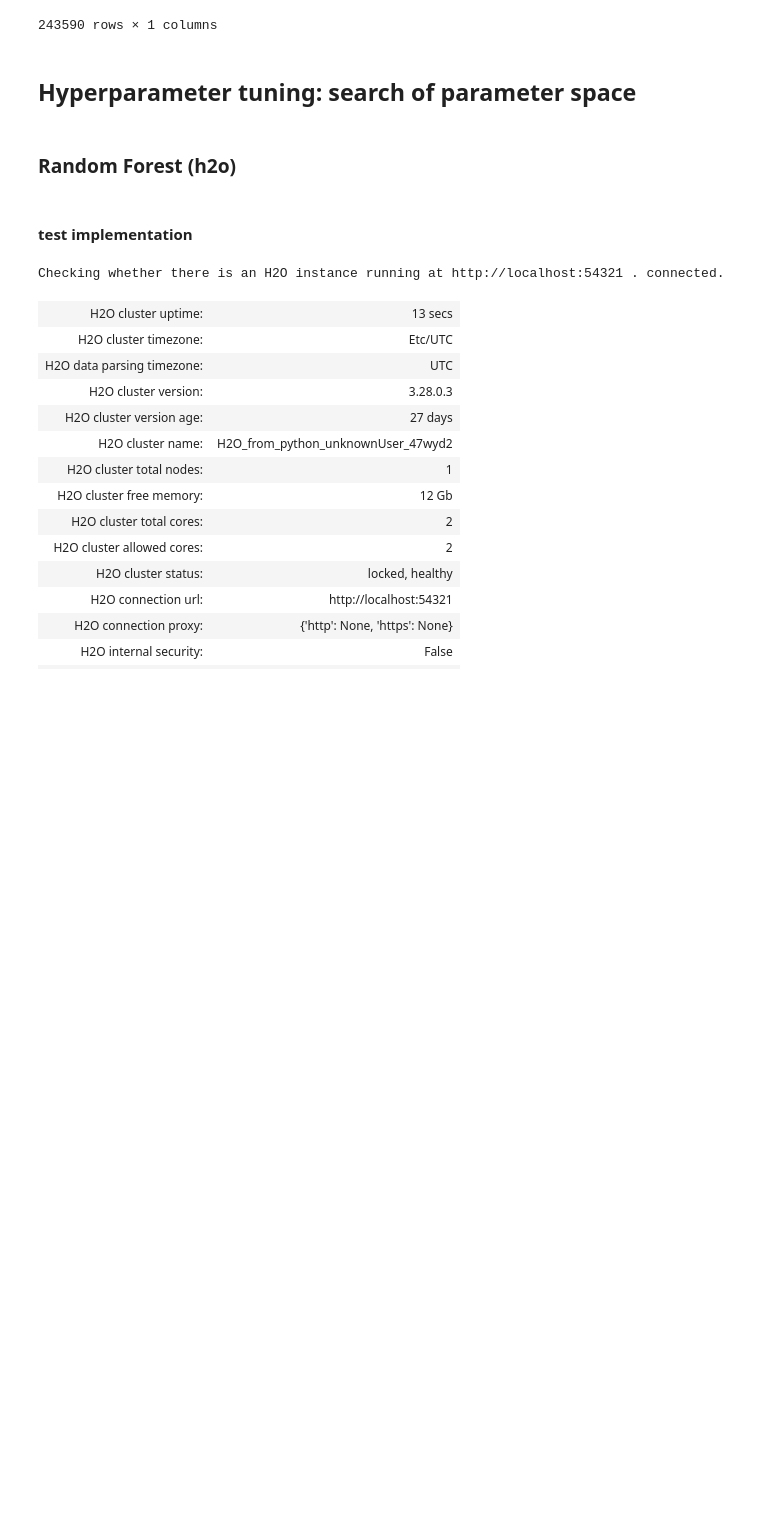
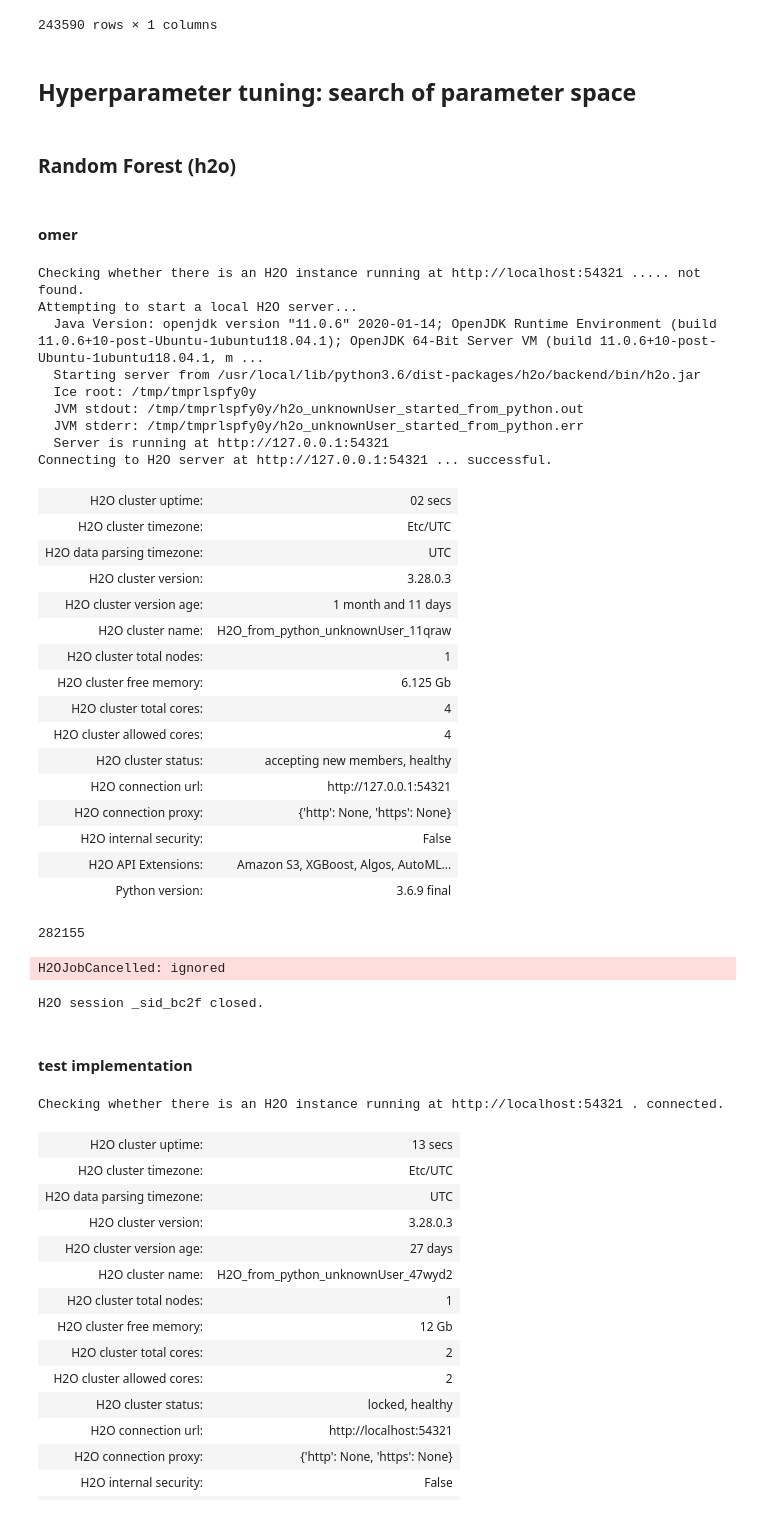
Before and after one commit to kenzaxtazi/agri-risk, a Jupyter notebook: Model_exploration_Raghul_for_Marc.ipynb, the cells around one changed output. Saved outputs shown, nothing was run; the diff lists cells and outputs as text; code cells hidden in the pictures; blank space fills up the shorter version.

```diff
--- a/Model_exploration_Raghul_for_Marc.ipynb
+++ b/Model_exploration_Raghul_for_Marc.ipynb
@@ -532,3 +531,5 @@ from scipy.stats import randint as sp_randint
 from scipy.stats import uniform
 # %% [markdown]
 ### Random Forest (h2o) ###
+# %% [markdown]
+#### omer ####
@@ -535,3 +540,77 @@ from scipy.stats import uniform
+# %%
+def h2o_forest_grid_s(x, y, hyper_dict, search_dict, folds = 5, small_sample = True, medium_sample=False):
+  '''
+  Train H20 random forest with grid search
+  -------
+  Parameters:
+  x (numpy array): train features
+  y (numpy array): target variable
+  hyper_dict (dict): possible keys max_depth, ntrees, min_rows
+  search_dict (dict): essential keys - strategy ('RandomDiscrete'), max_models (int)
+  folds (int): number of cross validation folds
+  small_sample (boolean): True will sample 0.02 of data to test function execution
+  ---------
+  Returns:
+  H2O trained model instance
+  '''
+  h2o.init(nthreads = -1)
+  h2o.no_progress()
+  n = x.shape[0]
+  print(n)
+  if (small_sample):
+    x = x.iloc[:int(0.02 * n), :]
+    y = y.iloc[:int(0.02 * n), :]
+  if (med_sample):
+    x = x.iloc[:int(0.7 * n), :]
+    y = y.iloc[:int(0.7 * n), :]
+  frame = h2o.H2OFrame(pd.DataFrame(x).join(y))
+  x = frame.col_names[:-1]  ; y = frame.col_names[-1]
+  rf = H2ORandomForestEstimator(model_id='rf', categorical_encoding='enum', nfolds=folds)
+  grid_s = H2OGridSearch(model = rf, grid_id='grid_s', hyper_params = hyper_dict,
+                            search_criteria = search_dict)
+  grid_s.train(x = x, y = y, training_frame = frame)
+  print(grid_s.get_grid(sort_by='r2', decreasing=True))
+  h2o.cluster().shutdown()
+  return grid_s
+# %%
+%%time
+h2o_forest_grid_s(train_set_x, train_set_y, hyper_dict={'max_depth': list(np.random.randint(10, 30, 10)),
+                'ntrees': list(np.random.randint(20, 100, 10)),
+                 'min_rows': list(np.random.randint(1, 3, 10))},
+                  search_dict = {'strategy': 'RandomDiscrete', 'max_models': 10},
+                  small_sample = False, folds=1)
+# %% [output]
+Checking whether there is an H2O instance running at http://localhost:54321 ..... not found.
+Attempting to start a local H2O server...
+  Java Version: openjdk version "11.0.6" 2020-01-14; OpenJDK Runtime Environment (build 11.0.6+10-post-Ubuntu-1ubuntu118.04.1); OpenJDK 64-Bit Server VM (build 11.0.6+10-post-Ubuntu-1ubuntu118.04.1, m ...
+  Starting server from /usr/local/lib/python3.6/dist-packages/h2o/backend/bin/h2o.jar
+  Ice root: /tmp/tmprlspfy0y
+  JVM stdout: /tmp/tmprlspfy0y/h2o_unknownUser_started_from_python.out
+  JVM stderr: /tmp/tmprlspfy0y/h2o_unknownUser_started_from_python.err
+  Server is running at http://127.0.0.1:54321
+Connecting to H2O server at http://127.0.0.1:54321 ... successful.
+| H2O cluster uptime: | 02 secs |
+| H2O cluster timezone: | Etc/UTC |
+| H2O data parsing timezone: | UTC |
+| H2O cluster version: | 3.28.0.3 |
+| H2O cluster version age: | 1 month and 11 days |
+| H2O cluster name: | H2O_from_python_unknownUser_11qraw |
+| H2O cluster total nodes: | 1 |
+| H2O cluster free memory: | 6.125 Gb |
+| H2O cluster total cores: | 4 |
+| H2O cluster allowed cores: | 4 |
+| H2O cluster status: | accepting new members, healthy |
+| H2O connection url: | http://127.0.0.1:54321 |
+| H2O connection proxy: | {'http': None, 'https': None} |
+| H2O internal security: | False |
+| H2O API Extensions: | Amazon S3, XGBoost, Algos, AutoML... |
+| Python version: | 3.6.9 final |
+282155
+H2OJobCancelled: ignored
+# %%
+h2o.shutdown()
+# %% [output]
+H2O session _sid_bc2f closed.
 # %% [markdown]
 #### test implementation ####
 # %%
```
Also changed, not shown: parts of 27 cells of this notebook.
